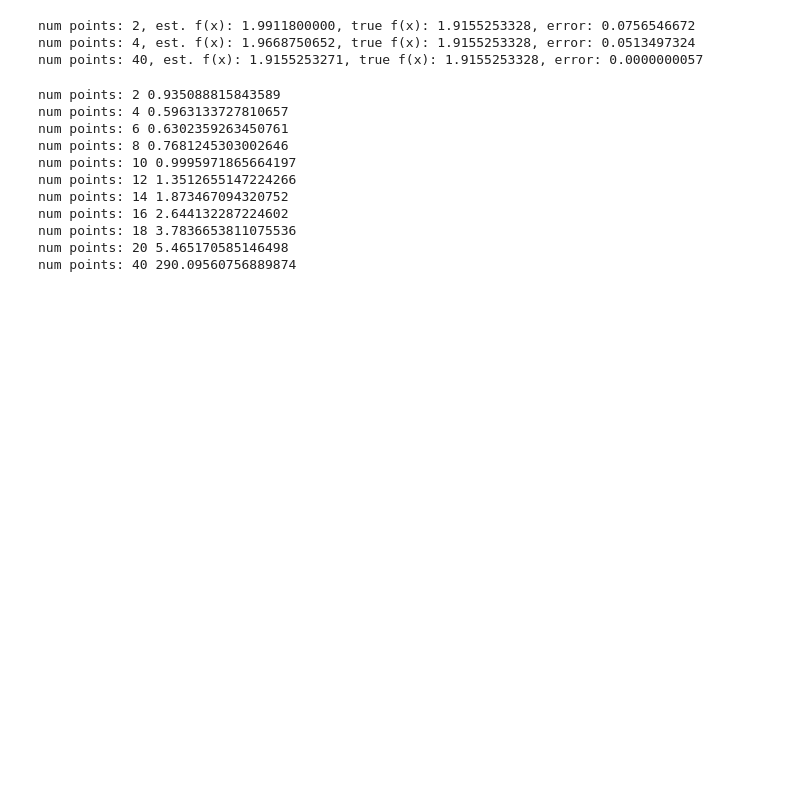
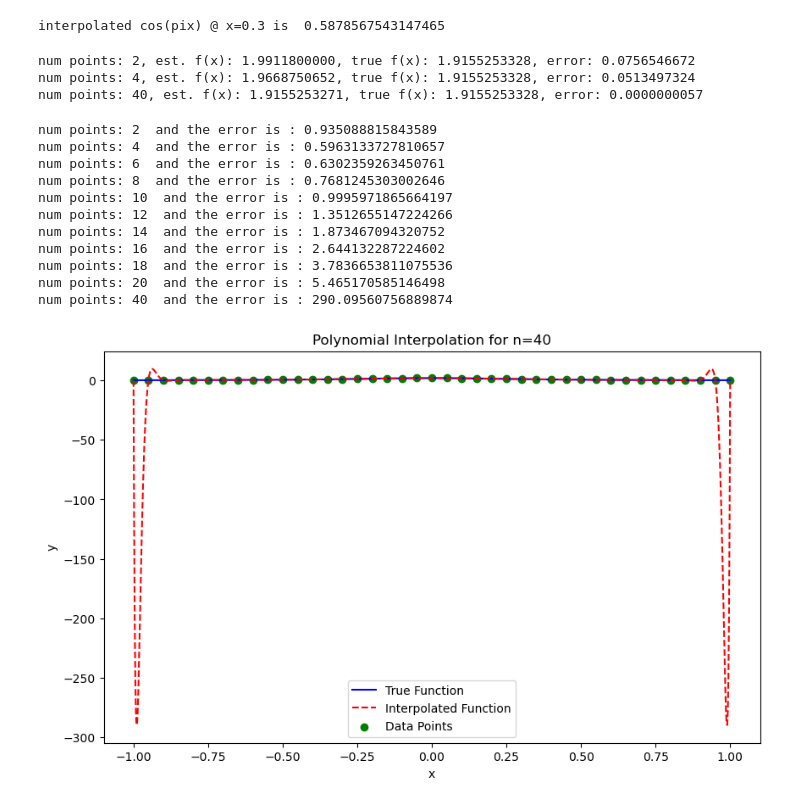
Before and after one commit to stablegradients/16-811, a Jupyter notebook: Assignment-2/question1.ipynb, the cells around one changed output. Saved outputs shown, nothing was run; the diff lists cells and outputs as text; code cells hidden in the pictures; blank space fills up the shorter version.

```diff
--- a/Assignment-2/question1.ipynb
+++ b/Assignment-2/question1.ipynb
@@ -47,6 +47,9 @@ y = [np.cos(np.pi * x_) for x_ in x]
 F_matrix = divided_diff(x, y)
 
 y_ = eval_poly(0.3, x, F_matrix)
+print("interpolated cos(pix) @ x=0.3 is " , y_)
+# %% [output]
+interpolated cos(pix) @ x=0.3 is  0.5878567543147465
 # %%
 for n in [2,4,40]:
     x = [2.0*i/n - 1 for i in range(0, n+1)]
@@ -69,16 +72,40 @@ for n in [2,4,6, 8, 10, 12, 14, 16, 18, 20, 40]:
     y_test = [eval_poly(x_, x, F_matrix) for x_ in x_test]
     y_true = [2/(1+9*(x_**2)) for x_ in x_test]
     error = np.max(np.abs(np.array(y_test) - np.array(y_true)))
-    print(f"num points: {n}", error)
+    print(f"num points: {n}"," and the error is :", error)
 # %% [output]
-num points: 2 0.935088815843589
-num points: 4 0.5963133727810657
-num points: 6 0.6302359263450761
-num points: 8 0.7681245303002646
-num points: 10 0.9995971865664197
-num points: 12 1.3512655147224266
-num points: 14 1.873467094320752
-num points: 16 2.644132287224602
-num points: 18 3.7836653811075536
-num points: 20 5.465170585146498
-num points: 40 290.09560756889874
+num points: 2  and the error is : 0.935088815843589
+num points: 4  and the error is : 0.5963133727810657
+num points: 6  and the error is : 0.6302359263450761
+num points: 8  and the error is : 0.7681245303002646
+num points: 10  and the error is : 0.9995971865664197
+num points: 12  and the error is : 1.3512655147224266
+num points: 14  and the error is : 1.873467094320752
+num points: 16  and the error is : 2.644132287224602
+num points: 18  and the error is : 3.7836653811075536
+num points: 20  and the error is : 5.465170585146498
+num points: 40  and the error is : 290.09560756889874
+# %%
+import matplotlib.pyplot as plt
+
+# Plot for n=40
+n = 40
+x = [2.0*i/n - 1 for i in range(0, n+1)]
+y = [2/(1+9*(x_**2)) for x_ in x]
+F_matrix = divided_diff(x, y)
+
+x_test = [2.0*i/(1000) - 1 for i in range(0, 1000+1)]
+y_test = [eval_poly(x_, x, F_matrix) for x_ in x_test]
+y_true = [2/(1+9*(x_**2)) for x_ in x_test]
+
+plt.figure(figsize=(10, 6))
+plt.plot(x_test, y_true, label='True Function', color='blue')
+plt.plot(x_test, y_test, label='Interpolated Function', linestyle='--', color='red')
+plt.scatter(x, y, color='green', label='Data Points')
+plt.xlabel('x')
+plt.ylabel('y')
+plt.title('Polynomial Interpolation for n=40')
+plt.legend()
+plt.show()
+# %% [output]
+[figure, added]
```
Also changed, not shown: 9 other files.
